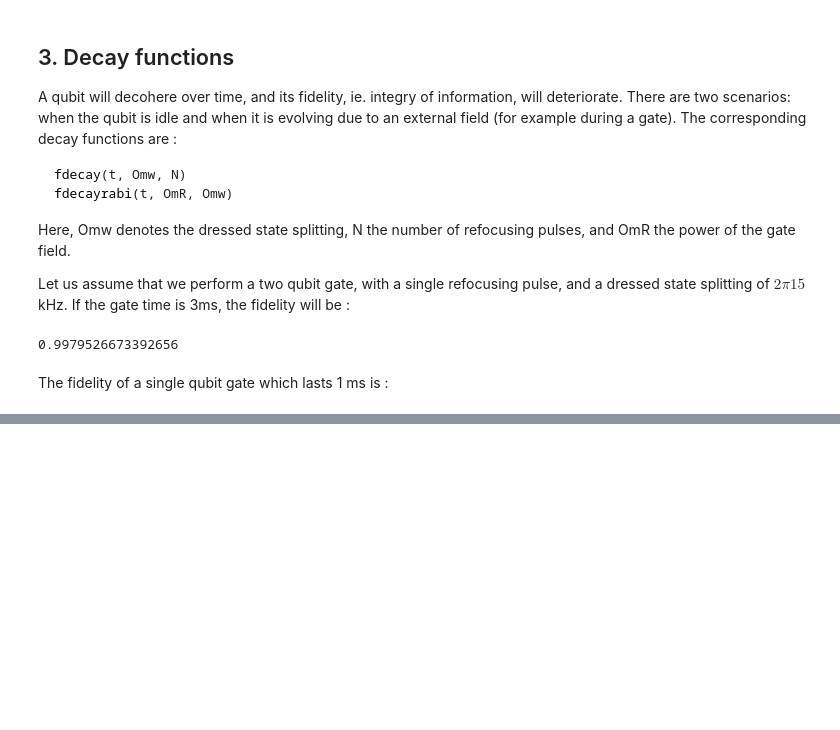
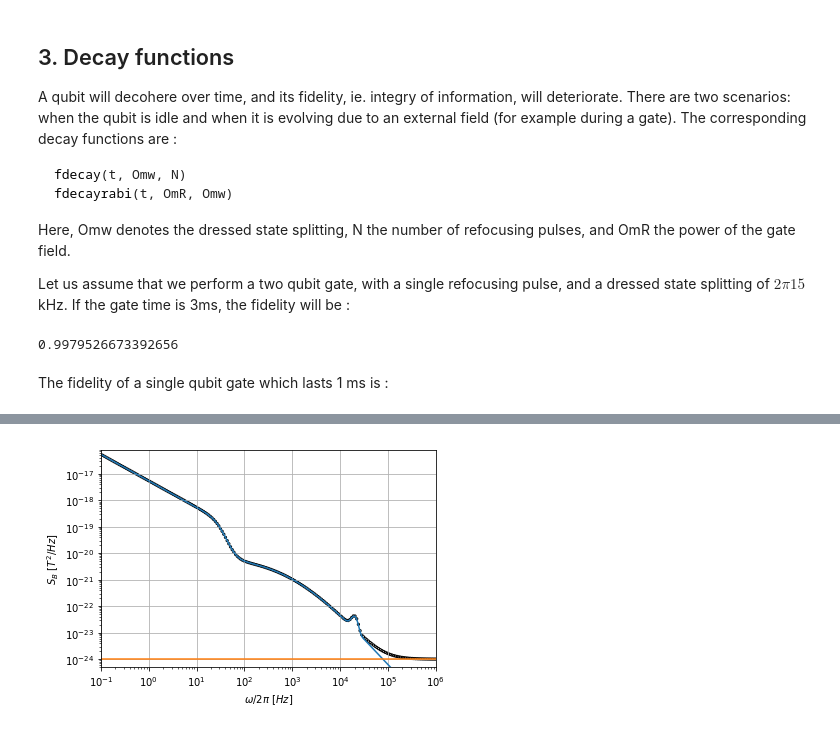
Before and after one commit to christophevalahu/quantumnoise, a Jupyter notebook: examples/noise_macro.ipynb, the cells around one changed output, grey strips where cells are left out. Drawn from its saved outputs; the diff is of its cells as text; code cells hidden in the pictures; blank space fills up the shorter version.

```diff
--- a/examples/noise_macro.ipynb
+++ b/examples/noise_macro.ipynb
@@ -22,3 +20,5 @@ my_noise = Noise(noise_macro)
+# %%
+v_noise_source = Source(v_noise_macro)
 # %% [markdown]
 The noise PSD can then be viewed :
 # %%
@@ -37,5 +37,5 @@ v = 2*pi*250e3 # Secular frequency
 d = 310e-6 # Distance to electrode
 eta = 0.046 # Geometric factor
 
-my_noise.Dx = voltage_Dx(dzB, v, d, eta)
-my_noise.Dz = voltage_Dz(dzB, v, d, eta)
+v_Dx = voltage_Dx(dzB, v, d, eta)
+v_Dz = voltage_Dz(dzB, v, d, eta)
@@ -45,0 +44,3 @@ The relevent times can now be found :
+# %%
+v_noise_source.Dx = v_Dx
+v_noise_source.Dz = v_Dz
@@ -116,0 +93,11 @@ Fidelity 2q = 0.8893394801907727
+# %%
+def ambient_B(w) :
+    return 1e-24 # B field noise is 1 pT^2/Hz
+
+ambient_B_source = Source(ambient_B, 1, 1)
+# %%
+my_noise = Noise([v_noise_source, ambient_B_source])
+
+my_noise.show()
+# %% [output]
+[figure, added]
```
Also changed, not shown: parts of 15 cells of this notebook, 1 other file.
